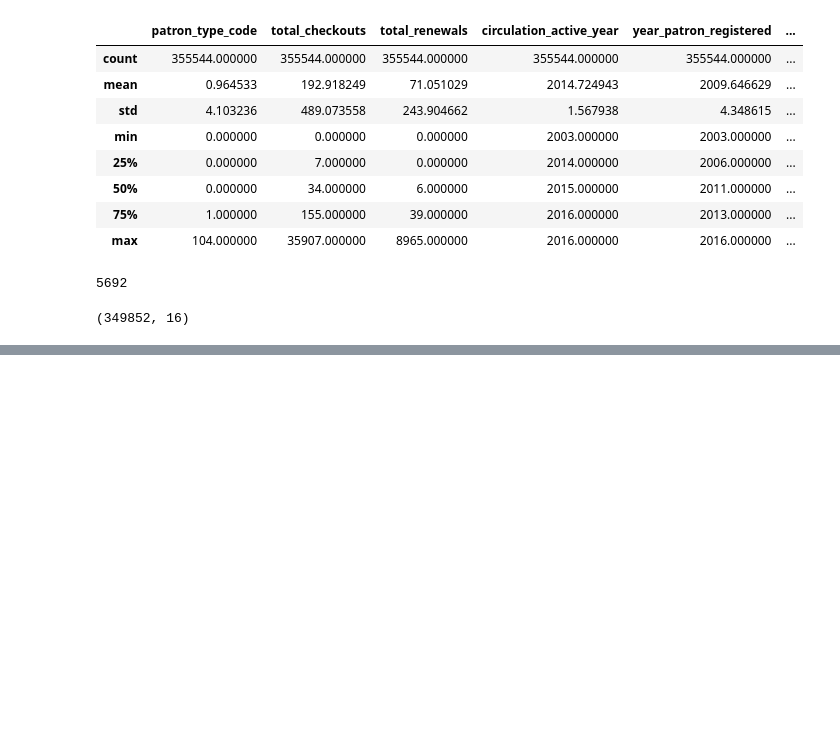
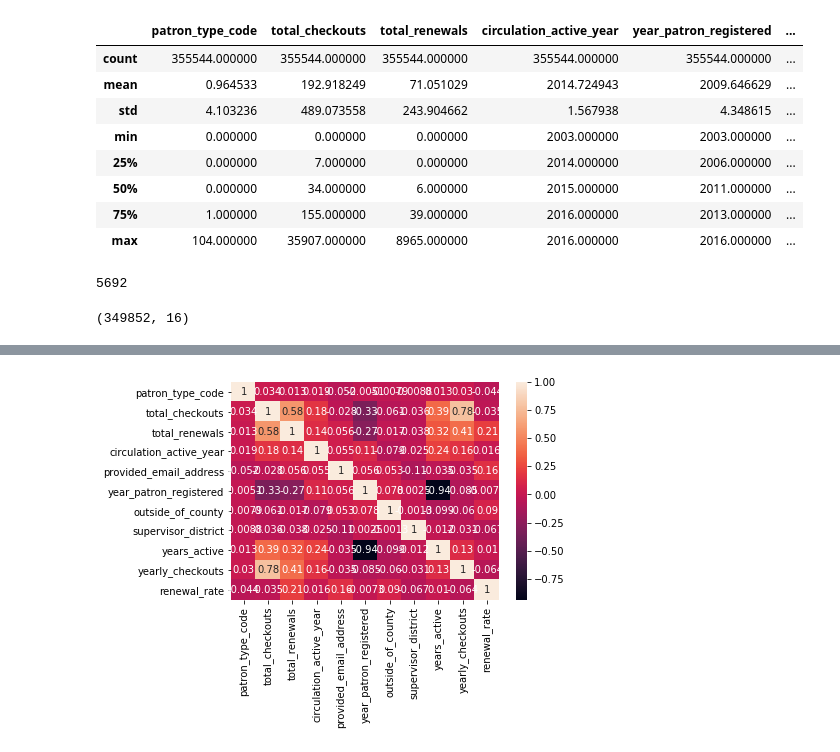
Before and after one commit to arispeaks/SFLibrary, a Jupyter notebook: SF_Library_Project.ipynb, the cells around one changed output, grey strips where cells are left out. Cells and saved outputs as stored; diff of their text form; code cells hidden in the pictures; blank space fills up the shorter version.

```diff
--- a/SF_Library_Project.ipynb
+++ b/SF_Library_Project.ipynb
@@ -424,0 +275,4 @@ from sklearn.linear_model import LinearRegression
+# %%
+sns.heatmap(df.corr(), annot = True);
+# %% [output]
+[figure, added]
```
Also changed, not shown: parts of 67 cells of this notebook.
